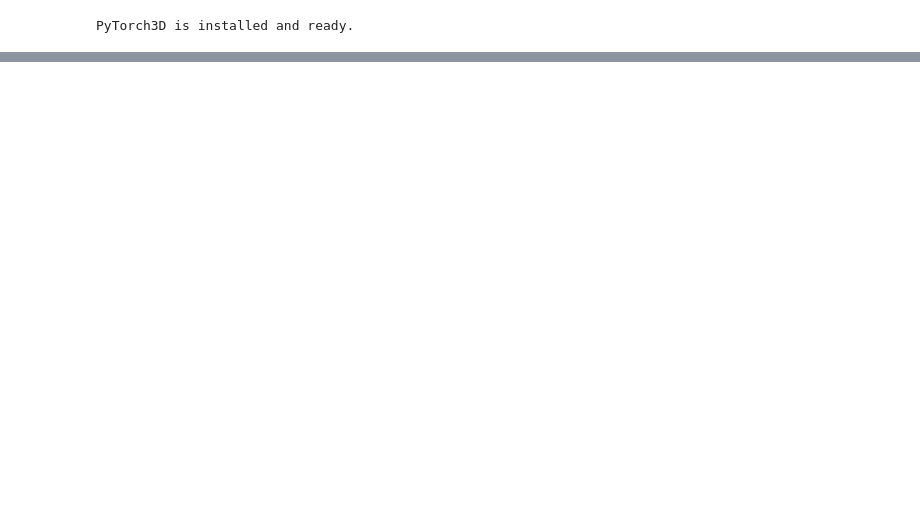
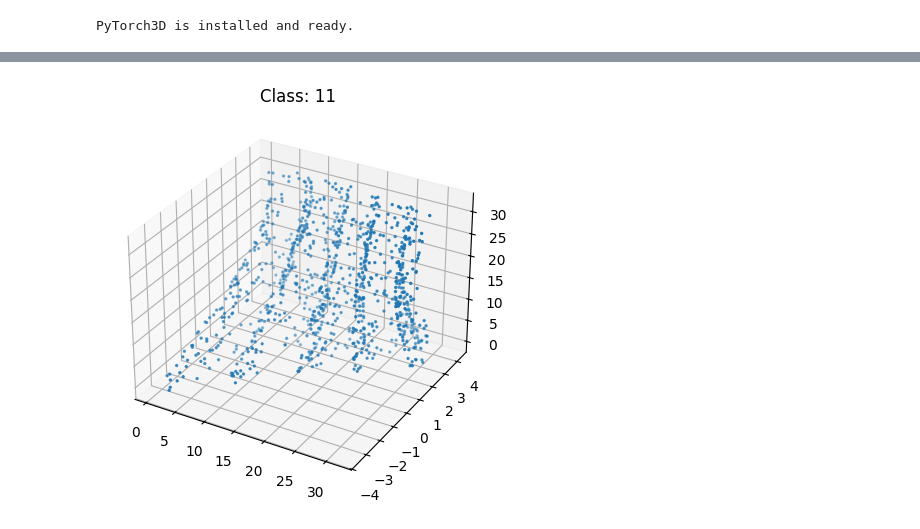
Before and after one commit to saifaldin14/3DResearch, a Jupyter notebook: newproject.ipynb, the cells around one changed output, grey strips where cells are left out. Drawn from its saved outputs; the diff is of its cells as text; code cells hidden in the pictures; blank space fills up the shorter version.

```diff
--- a/newproject.ipynb
+++ b/newproject.ipynb
@@ -66,0 +79,62 @@ else:
+# %%
+import glob
+from torch.utils.data import Dataset, DataLoader
+from pytorch3d.structures import Meshes
+from pytorch3d.ops import sample_points_from_meshes
+import trimesh
+
+class ModelNet40PointCloudDataset(Dataset):
+    def __init__(self, root_dir, split='train', num_points=1024, cache=True, random_seed=42):
+        self.root_dir = root_dir
+        self.split = split
+        self.num_points = num_points
+        self.cache = cache
+        self.random = np.random.RandomState(random_seed)
+        self.mesh_paths = []
+        self.labels = []
+        self.class_map = {}
+        self._build_file_list()
+        self._cache = {} if cache else None
+
+    def _build_file_list(self):
+        classes = sorted(os.listdir(os.path.join(self.root_dir, 'ModelNet40')))
+        self.class_map = {cls: i for i, cls in enumerate(classes)}
+        for cls in classes:
+            split_dir = os.path.join(self.root_dir, 'ModelNet40', cls, self.split)
+            if not os.path.exists(split_dir):
+                continue
+            for off_file in glob.glob(os.path.join(split_dir, '*.off')):
+                self.mesh_paths.append(off_file)
+                self.labels.append(self.class_map[cls])
+
+    def __len__(self):
+        return len(self.mesh_paths)
+
+    def __getitem__(self, idx):
+        if self.cache and idx in self._cache:
+            return self._cache[idx]
+        mesh_path = self.mesh_paths[idx]
+        mesh = trimesh.load(mesh_path)
+        verts, faces = torch.from_numpy(mesh.vertices).float(), torch.from_numpy(mesh.faces).long()
+        mesh = Meshes(verts=[verts], faces=[faces])
+        points = sample_points_from_meshes(mesh, self.num_points)[0]  # [N, 3]
+        label = self.labels[idx]
+        sample = (points, label)
+        if self.cache:
+            self._cache[idx] = sample
+        return sample
+
+train_dataset = ModelNet40PointCloudDataset('./modelnet40', split='train', num_points=1024)
+test_dataset = ModelNet40PointCloudDataset('./modelnet40', split='test', num_points=1024)
+train_loader = DataLoader(train_dataset, batch_size=16, shuffle=True, num_workers=2)
+test_loader = DataLoader(test_dataset, batch_size=16, shuffle=False, num_workers=2)
+
+# Visualize a sample point cloud
+points, label = train_dataset[0]
+fig = plt.figure(figsize=(5, 5))
+ax = fig.add_subplot(111, projection='3d')
+ax.scatter(points[:, 0].cpu(), points[:, 1].cpu(), points[:, 2].cpu(), s=2)
+ax.set_title(f'Class: {label}')
+plt.show()
+# %% [output]
+[figure, added]
```
Also changed, not shown: parts of 4 cells of this notebook.
